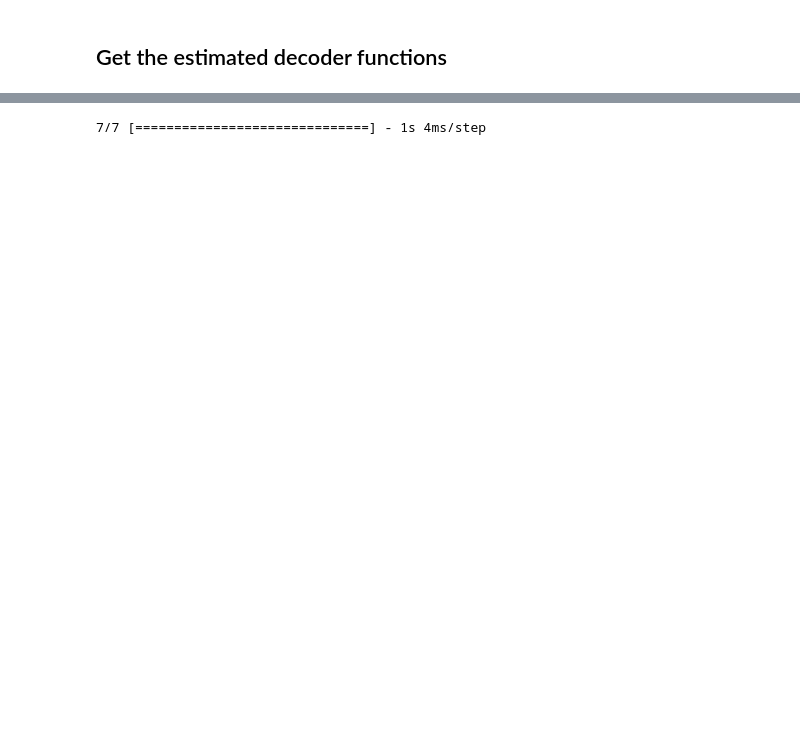
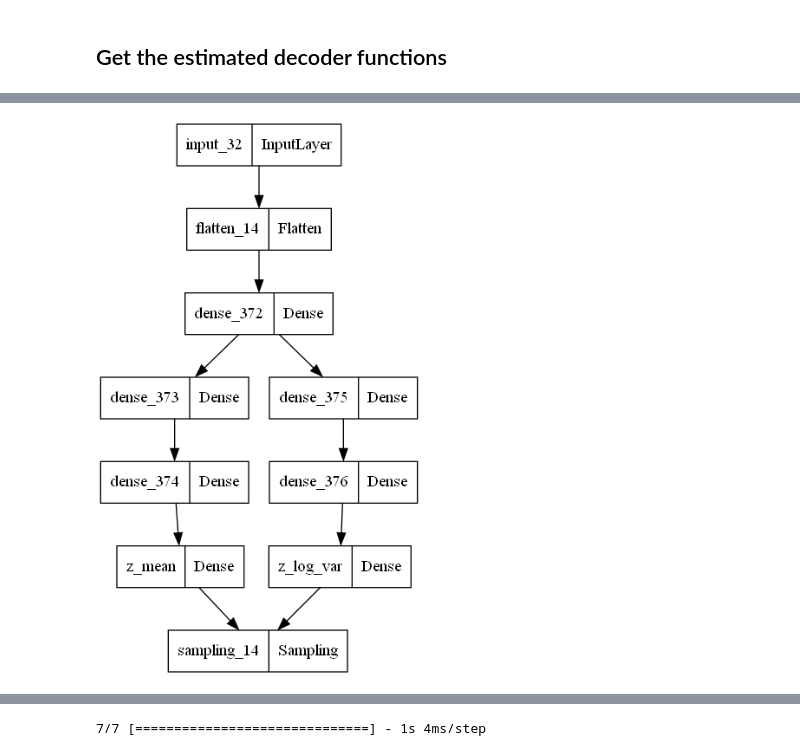
Before and after one commit to wiwh/notebooks, a Jupyter notebook: 001_nonlinear-factor-analysis/vae_additive.ipynb, the cells around one changed output, grey strips where cells are left out. Drawn from its saved outputs; the diff is of its cells as text; code cells hidden in the pictures; blank space fills up the shorter version.

```diff
--- a/001_nonlinear-factor-analysis/vae_additive.ipynb
+++ b/001_nonlinear-factor-analysis/vae_additive.ipynb
@@ -227,0 +238,4 @@ NameError: name 'intermediate_layer_model' is not defined
+# %%
+tf.keras.utils.plot_model(vae.encoder)
+# %% [output]
+[figure, added]
```
Also changed, not shown: parts of 8 cells of this notebook, 18 other files.
